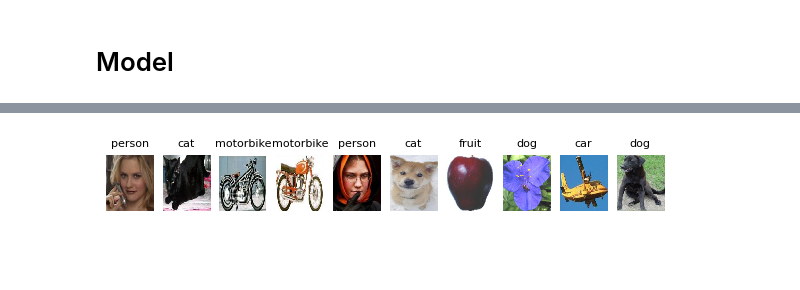
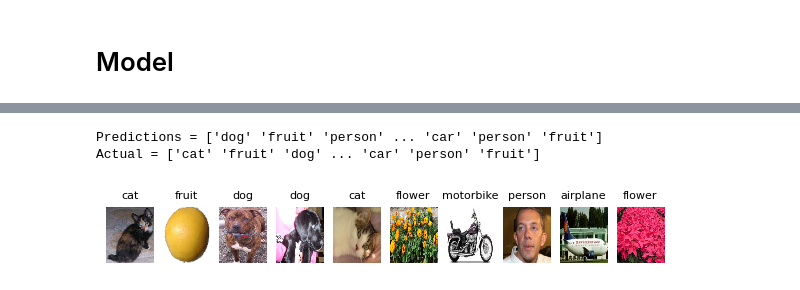
Before and after one commit to kevink02/CECS456Project, a Jupyter notebook: models/Kubota_CECS456Project.ipynb, the cells around one changed output, grey strips where cells are left out. Drawn from its saved outputs; the diff is of its cells as text; code cells hidden in the pictures; blank space fills up the shorter version.

Commit message:
Updated model and logic for model evaluation
Accuracy is okay (~85%) but loss is high (~62%)

```diff
--- a/models/Kubota_CECS456Project.ipynb
+++ b/models/Kubota_CECS456Project.ipynb
@@ -298,25 +274,0 @@ Epoch 5/5
-# %%
-# Prints loss and accuracy of the model's predictions
-
-
-pre_predictions = model.predict(
-    x = x_test,
-    batch_size = 100
-)
-
-# Converts the arrays of probabilities (for each image being each label) to the actual labels
-y_hat = np.argmax(pre_predictions, axis = 1)
-
-total_loss = model.evaluate(x = x_test, y = y_hat)
-print("Total loss =", total_loss)
-
-print("Total loss? =", total_loss[0])
-print("Total accuracy? =", total_loss[1])
-
-
-total_correct = 0
-total_examples = len(y_test)
-for index in range(total_examples):
-  if (y_test[index] == y_hat[index]):
-    total_correct += 1
-print("Total accuracy =", (total_correct / total_examples))
@@ -330,18 +301,24 @@ Total accuracy = 0.8195652173913044
+# %%
+print("Predictions =", np.array(label_strings)[y_predictions])
+print("Actual =", np.array(label_strings)[y_test])
+# %% [output]
+Predictions = ['dog' 'fruit' 'person' ... 'car' 'person' 'fruit']
+Actual = ['cat' 'fruit' 'dog' ... 'car' 'person' 'fruit']
 # %%
 # Show predictions made
 
 
 sub_test_amount = 10
 x_sub = x_test[:sub_test_amount]
-y_sub = y_hat[:sub_test_amount]
+y_sub = y_test[:sub_test_amount]
 
 plt.figure(figsize=(7.2, 2.4))
 for index, image in enumerate(x_sub):
     plt.subplot(1, sub_test_amount, index + 1)
     plt.imshow(image, cmap="binary", interpolation="nearest")
     plt.axis('off')
     plt.title(label_strings[y_sub[index]], fontsize=8)
 plt.subplots_adjust(wspace=0.2, hspace=0.5)
 plt.show()
 # %% [output]
-[figure, old version]
+[figure, new version]
```
Also changed, not shown: parts of 10 cells of this notebook, 1 other file.
